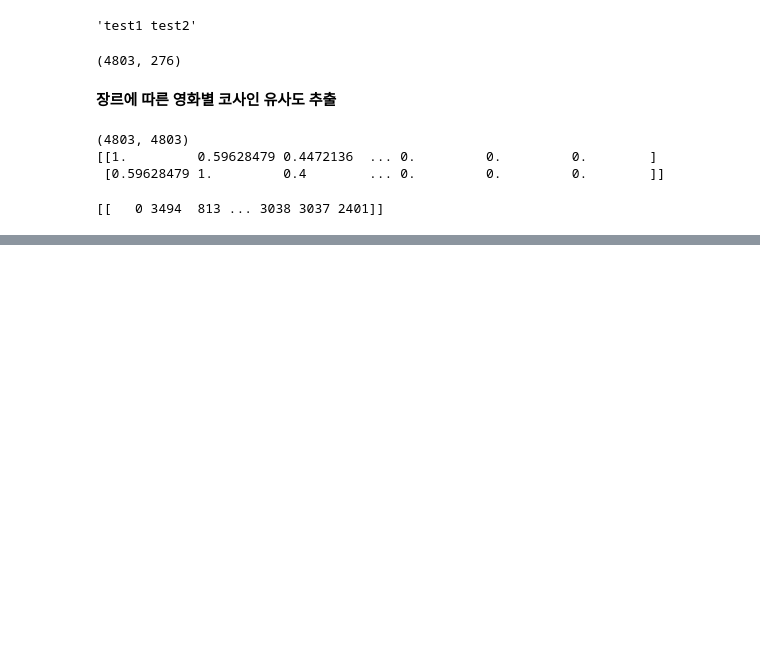
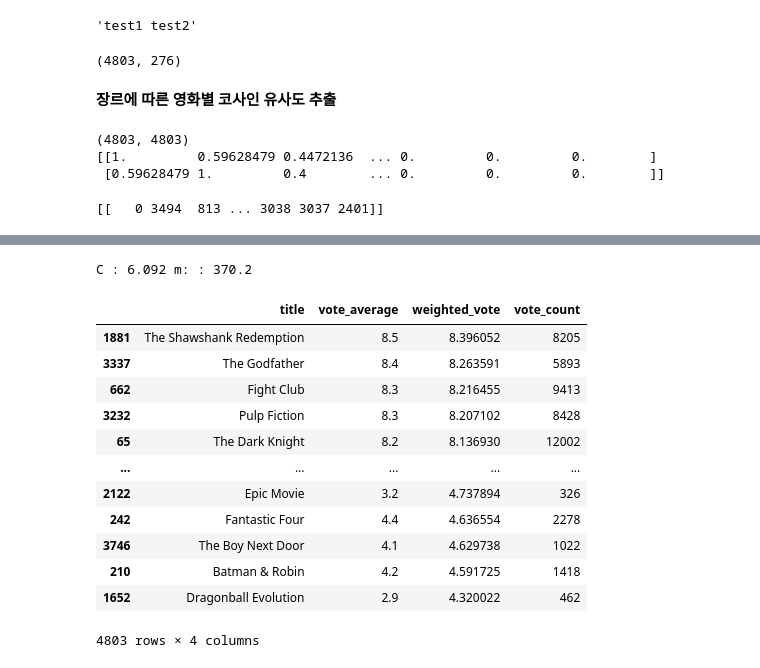
Before and after one commit to SongBeom00/ML, a Jupyter notebook: perfect_guide/9장/9.5 컨텐츠 기반 필터링 실습_TMDB 5000 Movie Dataset.ipynb, the cells around one changed output, grey strips where cells are left out. Cells and saved outputs as stored; diff of their text form; code cells hidden in the pictures; blank space fills up the shorter version.

```diff
--- a/perfect_guide/9장/9.5 컨텐츠 기반 필터링 실습_TMDB 5000 Movie Dataset.ipynb
+++ b/perfect_guide/9장/9.5 컨텐츠 기반 필터링 실습_TMDB 5000 Movie Dataset.ipynb
@@ -114,0 +172,34 @@ print(genre_sim_sorted_ind[:1])
+# %%
+C = movie_df['vote_average'].mean()
+m = movie_df['vote_count'].quantile(0.6)
+
+print('C :', round(C, 3), 'm: :',round(m, 3))
+# %% [output]
+C : 6.092 m: : 370.2
+# %%
+percentile = 0.6
+C = movie_df['vote_average'].mean()
+m = movie_df['vote_count'].quantile(percentile)
+
+def weighted_vote_average(record):
+    v = record['vote_count']
+    R = record['vote_average']
+    return ( (v/(v+m)) * R) + ( (m / (v+m)) * C)
+
+movie_df['weighted_vote'] = movie_df.apply(weighted_vote_average, axis=1)
+# %%
+movie_df[['title', 'vote_average', 'weighted_vote', 'vote_count']].sort_values('weighted_vote', ascending=False)
+# %% [output]
+|  | title | vote_average | weighted_vote | vote_count |
+| 1881 | The Shawshank Redemption | 8.5 | 8.396052 | 8205 |
+| 3337 | The Godfather | 8.4 | 8.263591 | 5893 |
+| 662 | Fight Club | 8.3 | 8.216455 | 9413 |
+| 3232 | Pulp Fiction | 8.3 | 8.207102 | 8428 |
+| 65 | The Dark Knight | 8.2 | 8.136930 | 12002 |
+| ... | ... | ... | ... | ... |
+| 2122 | Epic Movie | 3.2 | 4.737894 | 326 |
+| 242 | Fantastic Four | 4.4 | 4.636554 | 2278 |
+| 3746 | The Boy Next Door | 4.1 | 4.629738 | 1022 |
+| 210 | Batman & Robin | 4.2 | 4.591725 | 1418 |
+| 1652 | Dragonball Evolution | 2.9 | 4.320022 | 462 |
+4803 rows × 4 columns
```
Also changed, not shown: parts of 7 cells of this notebook, 1 other file.
